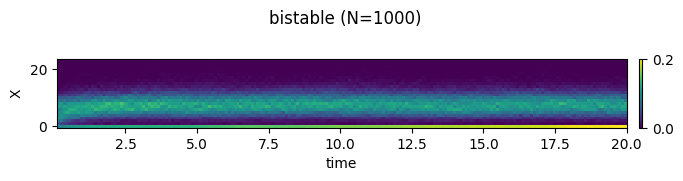
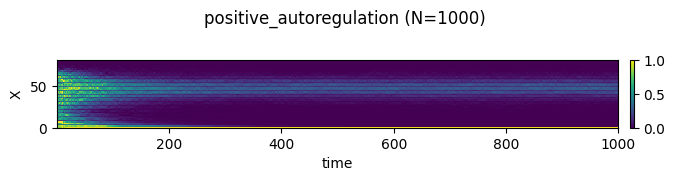
The change to this notebook cell's code, shown as a diff; its figure went from the first image to the second:
--- before
+++ after
@@ -1,8 +1,15 @@
-# Bistable self-activation. The same reactions as positive_autoreg, but parameterised in
-# the bistable regime (sharper Hill exponent, lower leakage). Trajectories settle into one
-# of two stable attractors, and noise can drive rare transitions between them.
+# Bistable self-activation — same reactions as positive_autoregulation, run in the
+# bistable regime via Params.bistable() (BE150 dimensionless ratios β/(γK) = 2.5,
+# n = 4, scaled to copy numbers high enough for stochastic persistence).
+# Three deterministic fixed points: X=0 (stable, absorbing), X_saddle ≈ 17, X_high ≈ 49.
 # Species: X (the species count).
-# Spread x0 ~ Uniform{0..10} so some replicates land below the saddle and commit to the
-# low basin while others commit to the high — at SS the heatmap shows a bimodal band.
-x0 = jax.random.randint(jax.random.PRNGKey(6), (N_REPLICATES, 1), minval=0, maxval=11)
-run_and_plot_distribution(models.bistable, x0=x0)
+# Spread x0 ~ Uniform{0..70} so some replicates start below the saddle (commit to
+# X=0 and stay there) and others above (commit to high) — at SS the heatmap shows
+# a bimodal distribution split between the two basins.
+x0 = jax.random.randint(jax.random.PRNGKey(6), (N_REPLICATES, 1), minval=0, maxval=70)
+run_and_plot_distribution(
+    models.positive_autoregulation,
+    x0=x0,
+    n_steps=10000,
+    params=models.positive_autoregulation.Params.bistable(),
+)

Commit: set parameters for bistable circuit